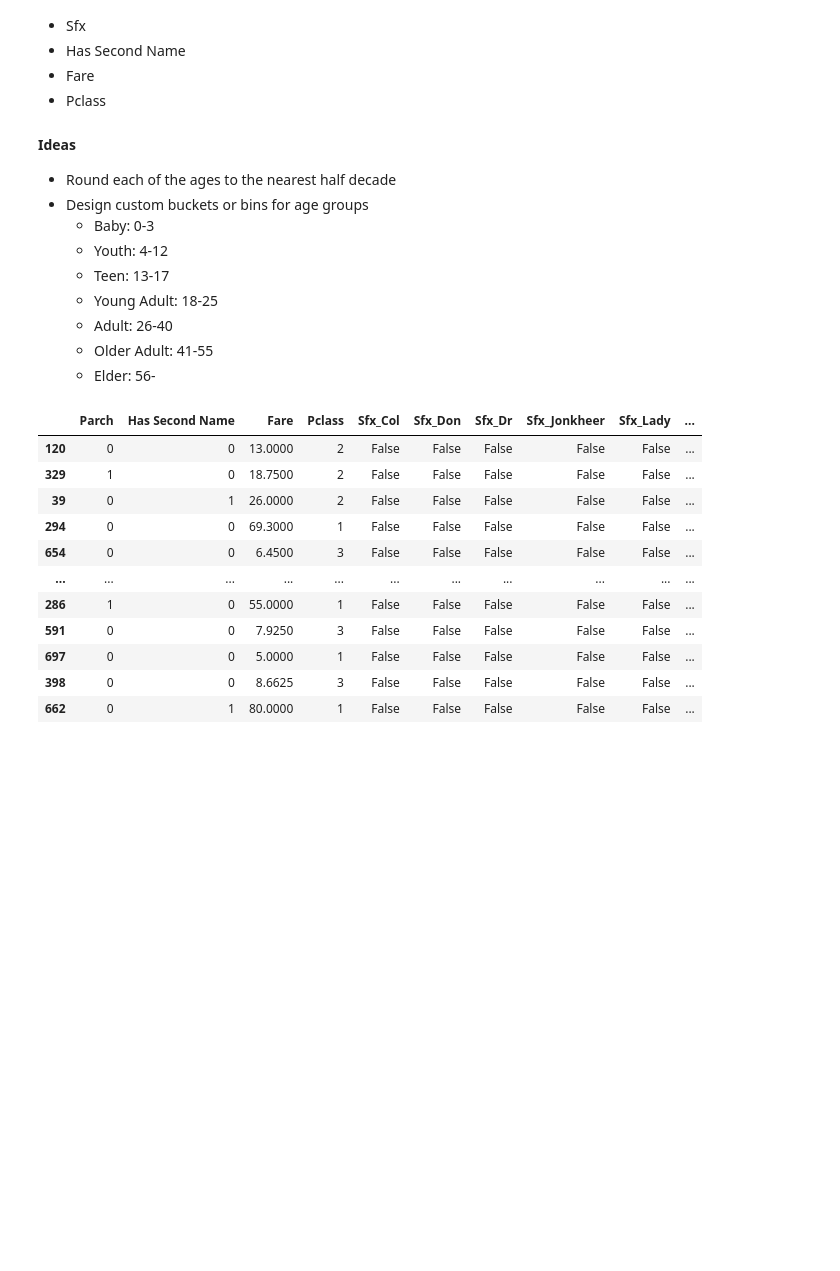
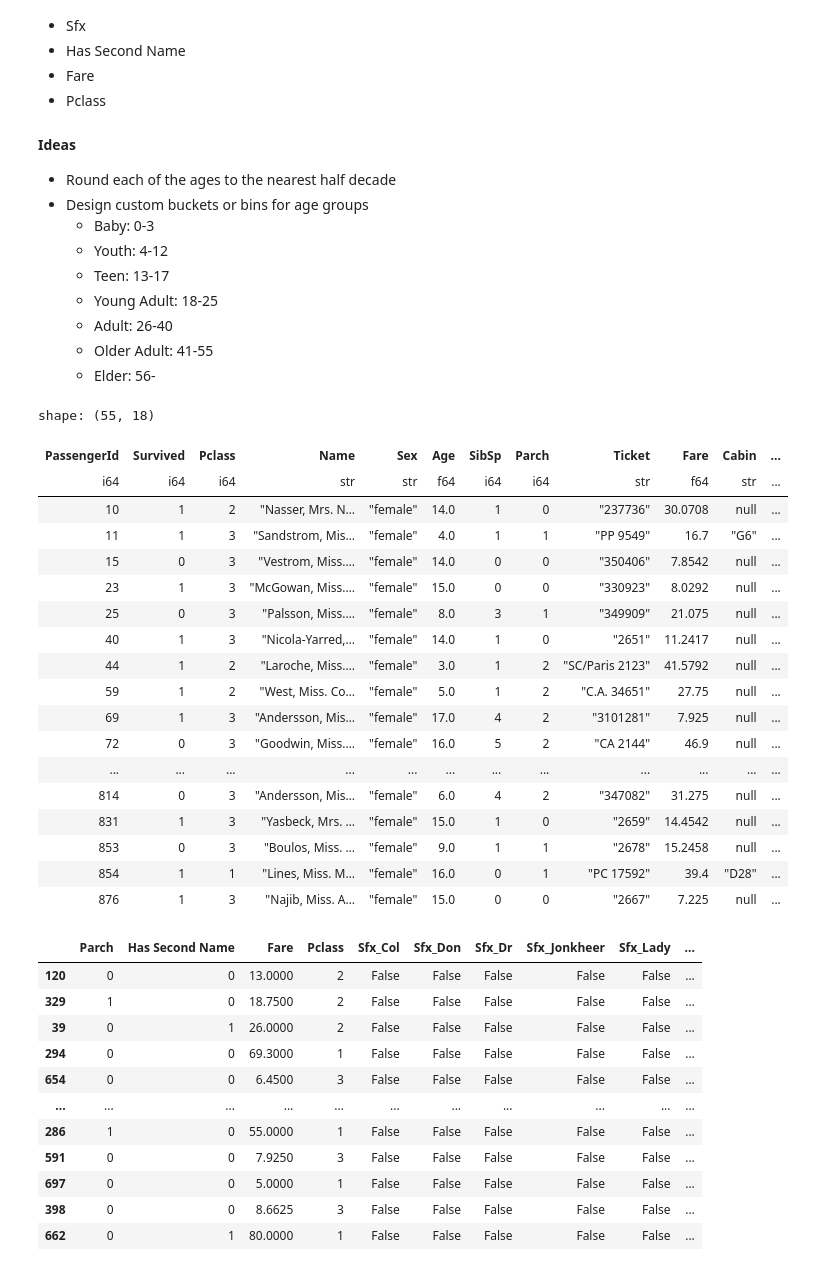
Before and after one commit to Cleeadams/ML-Titanic, a Jupyter notebook: playground.ipynb, the cells around one changed output. Cells and saved outputs as stored; diff of their text form; code cells hidden in the pictures; blank space fills up the shorter version.

```diff
--- a/playground.ipynb
+++ b/playground.ipynb
@@ -42,5 +76,28 @@ df3
 # %%
 # Filter df to only ages
 passengers_with_ages = df3.filter(~pl.col("Age").is_null())
+# %%
+passengers_with_ages.filter(pl.col('Age')<10)
+passengers_with_ages.filter((pl.col('Sex')=='female') & (pl.col('Age')< 18))
+# %% [output]
+shape: (55, 18)
+| PassengerId | Survived | Pclass | Name | Sex | Age | SibSp | Parch | Ticket | Fare | Cabin | ... |
+| i64 | i64 | i64 | str | str | f64 | i64 | i64 | str | f64 | str | ... |
+| 10 | 1 | 2 | "Nasser, Mrs. N… | "female" | 14.0 | 1 | 0 | "237736" | 30.0708 | null | ... |
+| 11 | 1 | 3 | "Sandstrom, Mis… | "female" | 4.0 | 1 | 1 | "PP 9549" | 16.7 | "G6" | ... |
+| 15 | 0 | 3 | "Vestrom, Miss.… | "female" | 14.0 | 0 | 0 | "350406" | 7.8542 | null | ... |
+| 23 | 1 | 3 | "McGowan, Miss.… | "female" | 15.0 | 0 | 0 | "330923" | 8.0292 | null | ... |
+| 25 | 0 | 3 | "Palsson, Miss.… | "female" | 8.0 | 3 | 1 | "349909" | 21.075 | null | ... |
+| 40 | 1 | 3 | "Nicola-Yarred,… | "female" | 14.0 | 1 | 0 | "2651" | 11.2417 | null | ... |
+| 44 | 1 | 2 | "Laroche, Miss.… | "female" | 3.0 | 1 | 2 | "SC/Paris 2123" | 41.5792 | null | ... |
+| 59 | 1 | 2 | "West, Miss. Co… | "female" | 5.0 | 1 | 2 | "C.A. 34651" | 27.75 | null | ... |
+| 69 | 1 | 3 | "Andersson, Mis… | "female" | 17.0 | 4 | 2 | "3101281" | 7.925 | null | ... |
+| 72 | 0 | 3 | "Goodwin, Miss.… | "female" | 16.0 | 5 | 2 | "CA 2144" | 46.9 | null | ... |
+| ... | ... | ... | ... | ... | ... | ... | ... | ... | ... | ... | ... |
+| 814 | 0 | 3 | "Andersson, Mis… | "female" | 6.0 | 4 | 2 | "347082" | 31.275 | null | ... |
+| 831 | 1 | 3 | "Yasbeck, Mrs. … | "female" | 15.0 | 1 | 0 | "2659" | 14.4542 | null | ... |
+| 853 | 0 | 3 | "Boulos, Miss. … | "female" | 9.0 | 1 | 1 | "2678" | 15.2458 | null | ... |
+| 854 | 1 | 1 | "Lines, Miss. M… | "female" | 16.0 | 0 | 1 | "PC 17592" | 39.4 | "D28" | ... |
+| 876 | 1 | 3 | "Najib, Miss. A… | "female" | 15.0 | 0 | 0 | "2667" | 7.225 | null | ... |
 # %%
 passengers_with_ages_y = passengers_with_ages.select(['Age'])
```
Also changed, not shown: parts of 14 cells of this notebook.
